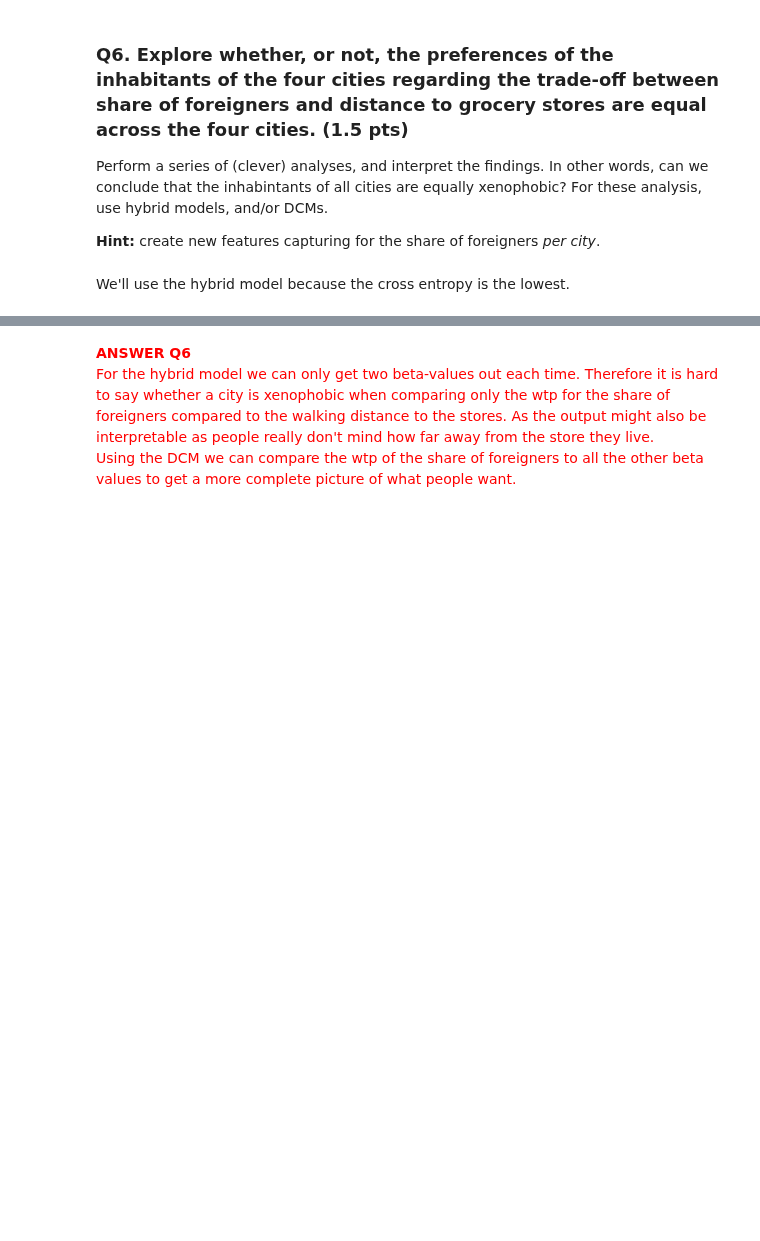
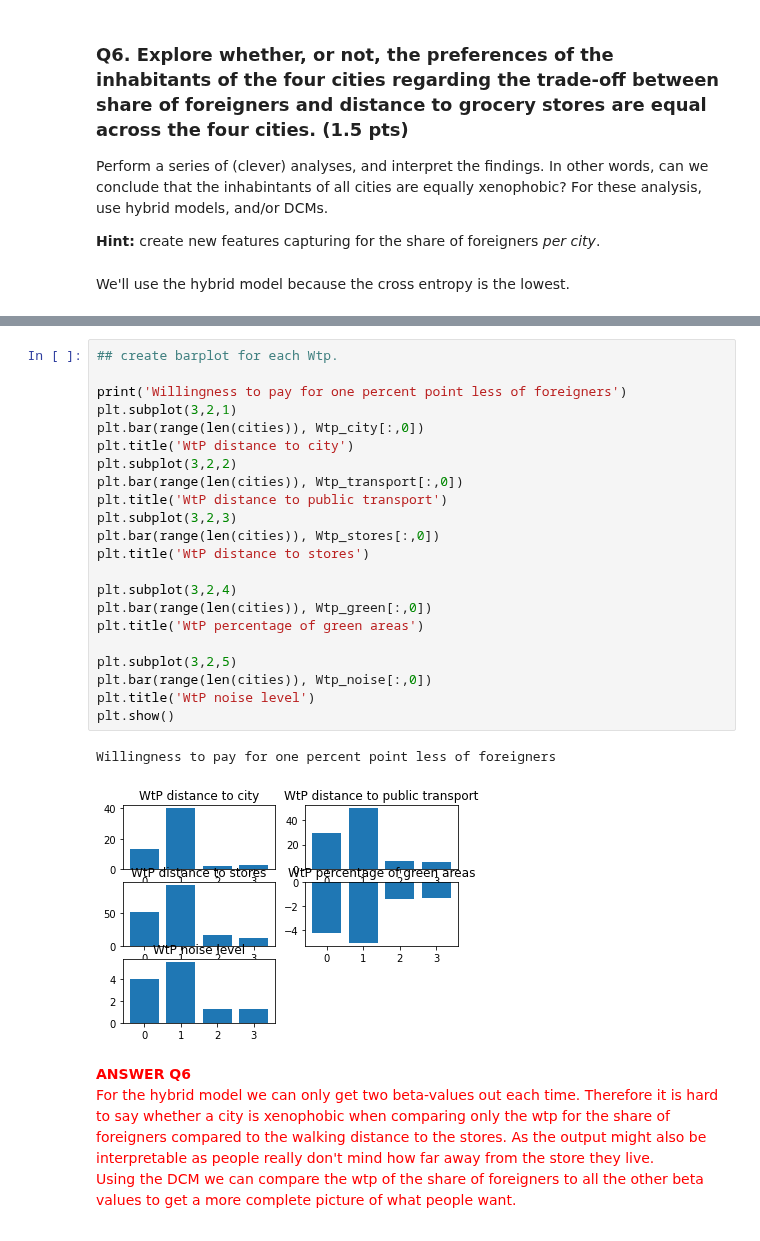
Before and after one commit to tamarvooijs/Applied-Machine-Learning, a Jupyter notebook: Week6/assignment-main/Assignment_Group16.ipynb, the cells around one changed output, grey strips where cells are left out. Saved outputs shown, nothing was run; the diff lists cells and outputs as text; blank space fills up the shorter version.

Commit message:
barplots

```diff
--- a/Week6/assignment-main/Assignment_Group16.ipynb
+++ b/Week6/assignment-main/Assignment_Group16.ipynb
@@ -819,3 +842,28 @@ for i in range(4):
+# %%
+## create barplot for each Wtp.
+
+print('Willingness to pay for one percent point less of foreigners')
+plt.subplot(3,2,1)
+plt.bar(range(len(cities)), Wtp_city[:,0])
+plt.title('WtP distance to city')
+plt.subplot(3,2,2)
+plt.bar(range(len(cities)), Wtp_transport[:,0])
+plt.title('WtP distance to public transport')
+plt.subplot(3,2,3)
+plt.bar(range(len(cities)), Wtp_stores[:,0])
+plt.title('WtP distance to stores')
+
+plt.subplot(3,2,4)
+plt.bar(range(len(cities)), Wtp_green[:,0])
+plt.title('WtP percentage of green areas')
+
+plt.subplot(3,2,5)
+plt.bar(range(len(cities)), Wtp_noise[:,0])
+plt.title('WtP noise level')
+plt.show()
+# %% [output]
+Willingness to pay for one percent point less of foreigners
+[figure, added]
 # %% [markdown]
 <font color='red'>
 
```
Also changed, not shown: parts of 12 cells of this notebook.
